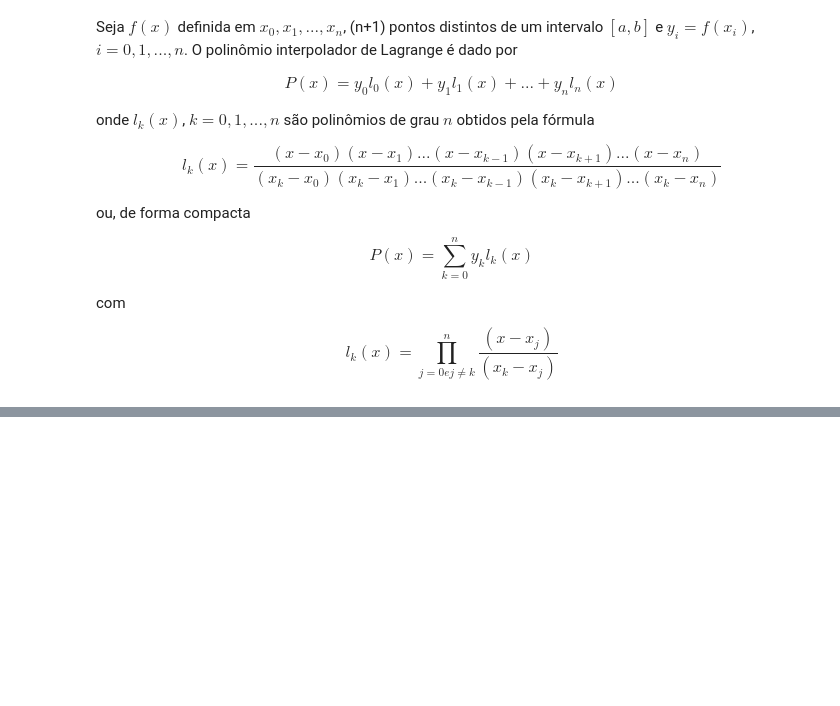
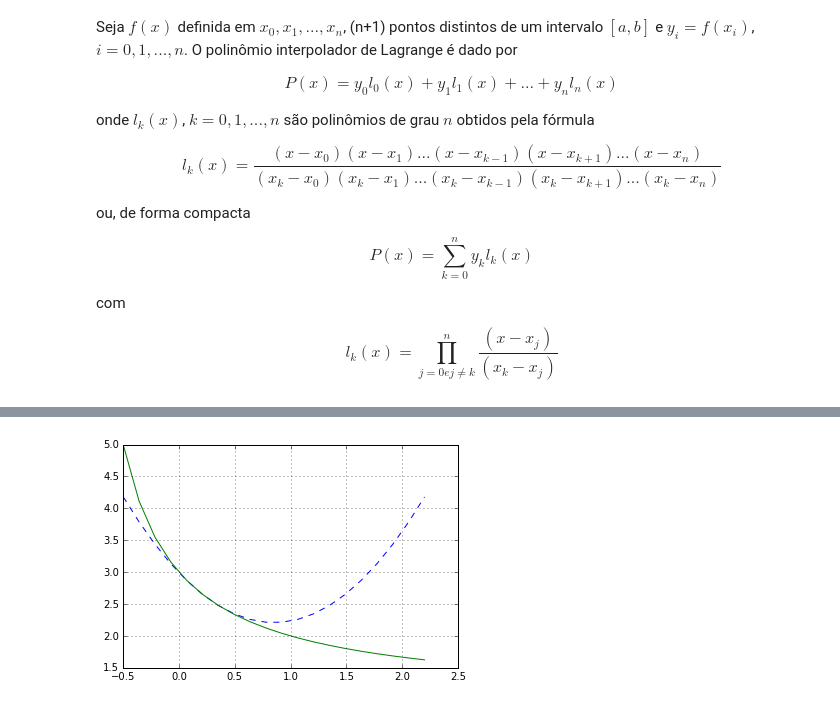
Before and after one commit to tiagoburiol/NUMETHODS, a Jupyter notebook: 5. INTERPOLACAO/5.2_formula_de_lagrange.ipynb, the cells around one changed output, grey strips where cells are left out. Saved outputs shown, nothing was run; the diff lists cells and outputs as text; code cells hidden in the pictures; blank space fills up the shorter version.

```diff
--- a/5. INTERPOLACAO/5.2_formula_de_lagrange.ipynb
+++ b/5. INTERPOLACAO/5.2_formula_de_lagrange.ipynb
@@ -92,0 +140,14 @@ P( 0.8 ) = 1.876
+# %%
+% matplotlib inline
+import matplotlib.pyplot as plt
+import numpy as np
+
+P = lambda x: 1.0817*x**2 - 1.8395*x + 2.9913
+f = lambda x: (3+x)/(1+x)
+
+x = np.linspace(-0.5, 2.2, num=20)
+plt.plot(x, P(x), '--', x, f(x),'-')
+plt.grid()
+plt.show()
+# %% [output]
+[figure, added]
```
Also changed, not shown: parts of 7 cells of this notebook, 1 other file.
